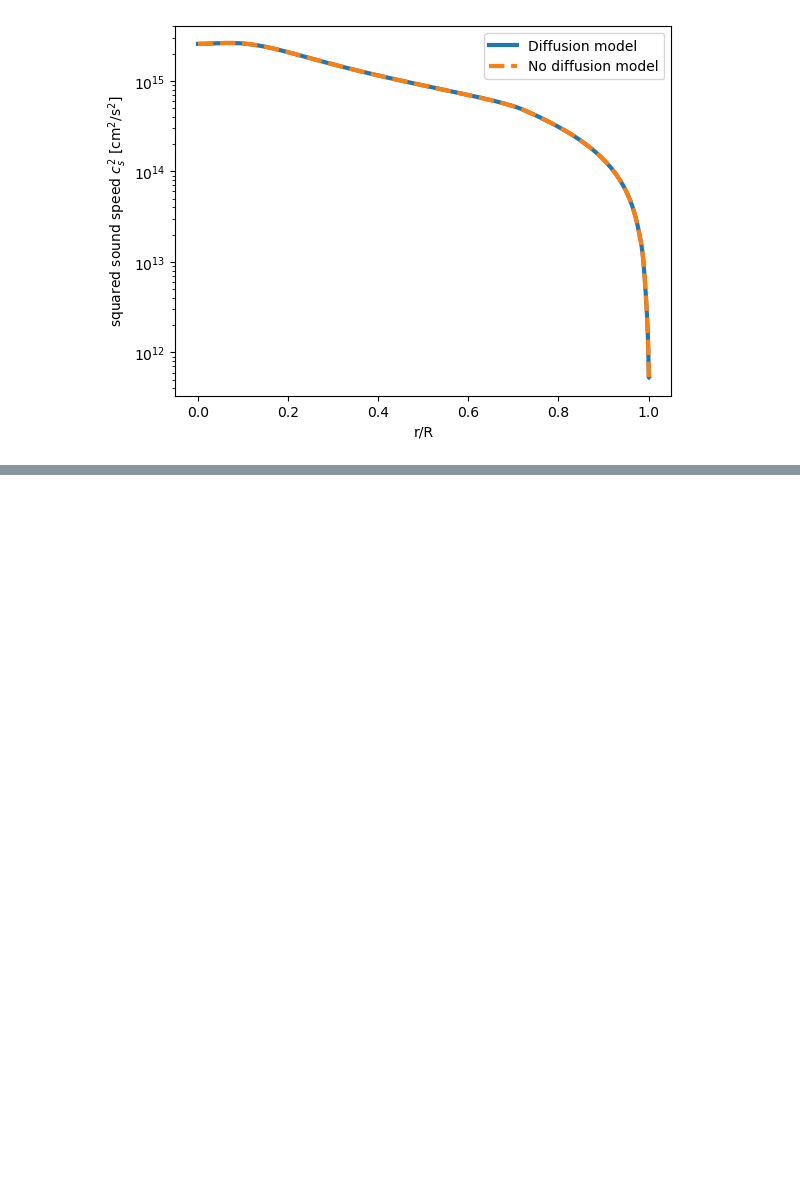
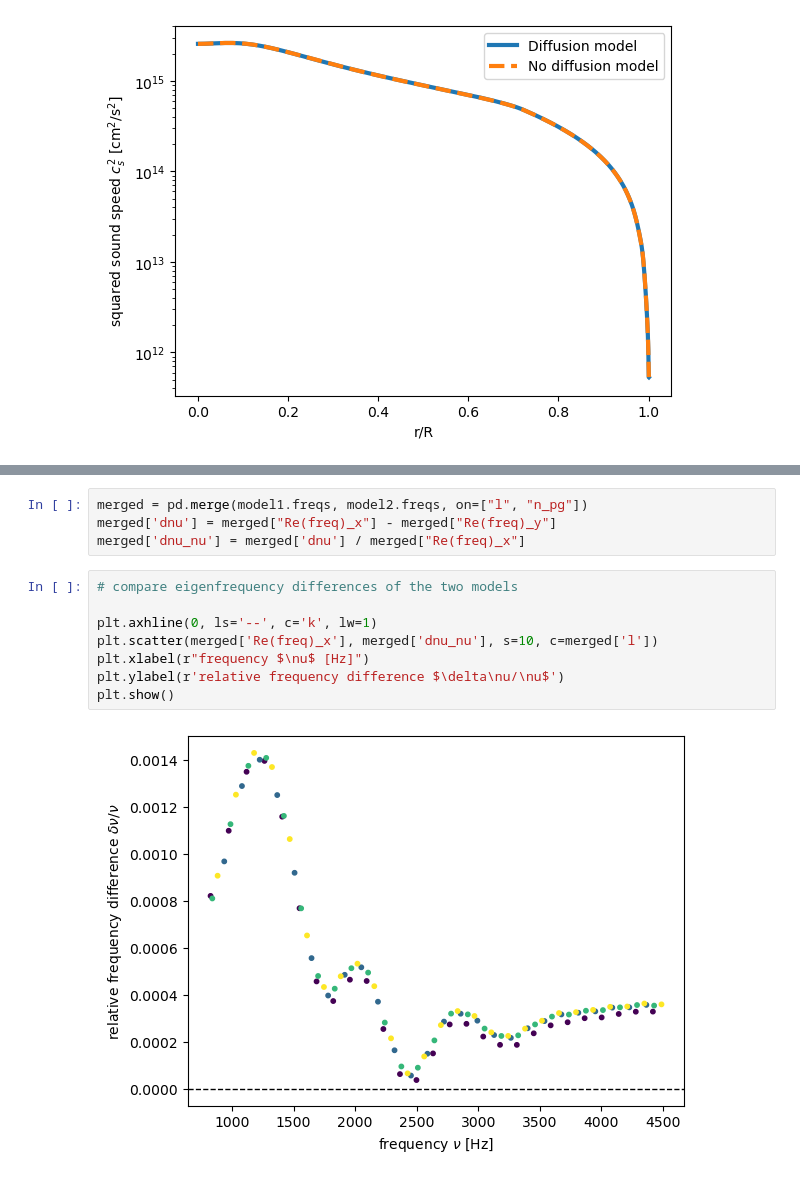
Before and after one commit to earlbellinger/pinnverse, a Jupyter notebook: pinnverse.ipynb, the cells around one changed output, grey strips where cells are left out. Drawn from its saved outputs; the diff is of its cells as text; blank space fills up the shorter version.

Commit message:
frequency differences

```diff
--- a/pinnverse.ipynb
+++ b/pinnverse.ipynb
@@ -183,0 +184,14 @@ plt.show()
+# %%
+merged = pd.merge(model1.freqs, model2.freqs, on=["l", "n_pg"])
+merged['dnu'] = merged["Re(freq)_x"] - merged["Re(freq)_y"]
+merged['dnu_nu'] = merged['dnu'] / merged["Re(freq)_x"]
+# %%
+# compare eigenfrequency differences of the two models
+
+plt.axhline(0, ls='--', c='k', lw=1)
+plt.scatter(merged['Re(freq)_x'], merged['dnu_nu'], s=10, c=merged['l'])
+plt.xlabel(r"frequency $\nu$ [Hz]")
+plt.ylabel(r'relative frequency difference $\delta\nu/\nu$')
+plt.show()
+# %% [output]
+[figure, added]
```
Also changed, not shown: parts of 1 cell of this notebook.
